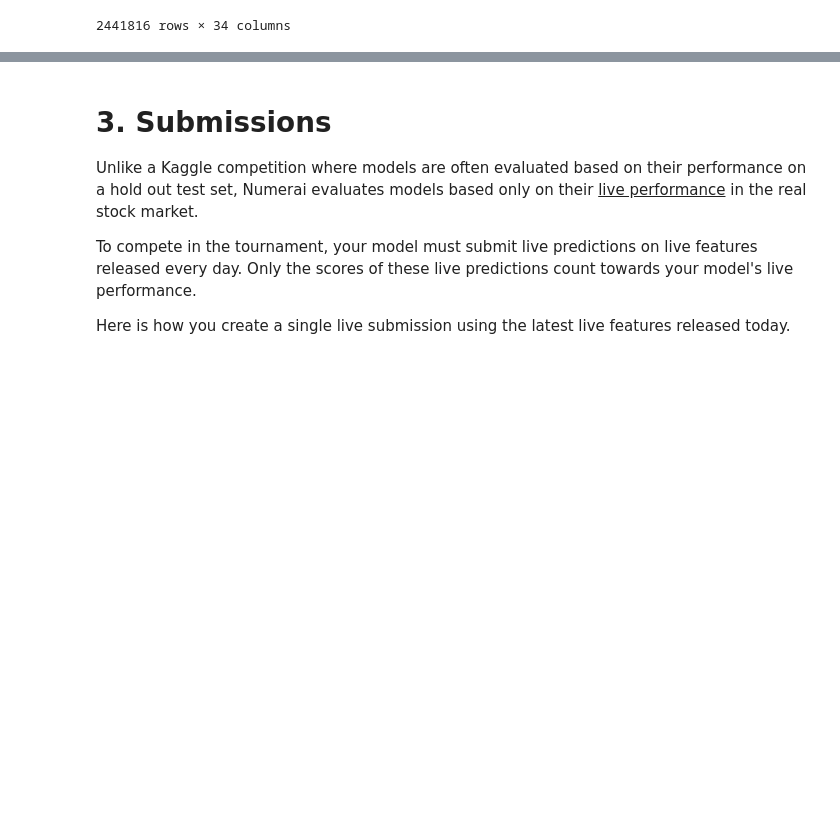
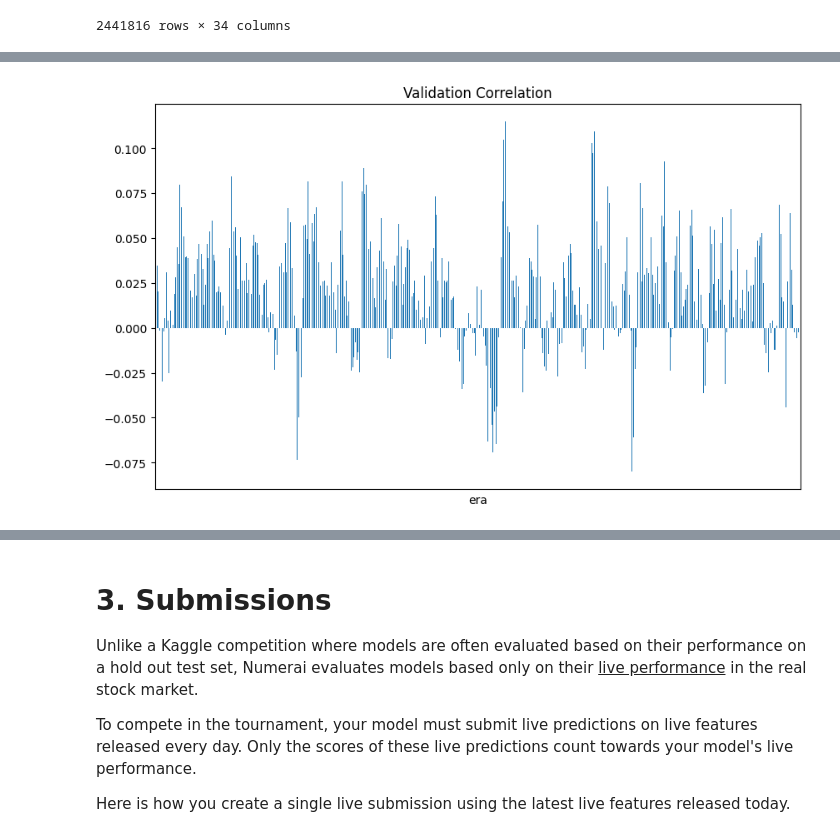
Before and after one commit to numerai/hello-numerai, a Jupyter notebook: example_notebook.ipynb, the cells around one changed output, grey strips where cells are left out. Drawn from its saved outputs; the diff is of its cells as text; code cells hidden in the pictures; blank space fills up the shorter version.

```diff
--- a/example_notebook.ipynb
+++ b/example_notebook.ipynb
@@ -147,5 +156,4 @@ validation_data
 # %%
 # Let's make predictions against the validation dataset
 # This will take about 2 minutes 🍵
-predictions = model.predict(validation_data[feature_cols])
-predictions
+predictions = pd.Series(model.predict(validation_data[feature_cols]), index=validation_data.index)
@@ -170,0 +187,19 @@ validation_data.groupby("era").apply(lambda x: x["prediction"].corr(x["target"])
+# %%
+# Numerai's primary scoring metric
+def numerai_corr(preds, target):
+    # rank (keeping ties) then gaussianize predictions to standadize prediction distributions
+    ranked_preds = (preds.rank(method="average").values - 0.5) / preds.count()
+    gauss_ranked_preds = stats.norm.ppf(ranked_preds)
+    # raise both preds and target to the power of 1.5 to accentuate the tails
+    preds_p15 = np.sign(gauss_ranked_preds) * np.abs(gauss_ranked_preds) ** 1.5
+    target_p15 = np.sign(target) * np.abs(target) ** 1.5
+    # finally return the Pearson correlation
+    return np.corrcoef(preds_p15, target_p15)[0, 1]
+# %%
+# Compute the per-era correlation between our predictions and the target values
+per_era_validation_correlation = validation_data.groupby("era").apply(lambda x: numerai_corr(x["prediction"], x["target"]))
+
+# Plot the per-era correlation
+per_era_validation_correlation.plot(kind="bar", title="Validation Correlation", figsize=(10, 6), xticks=[]);
+# %% [output]
+[figure, added]
```
Also changed, not shown: parts of 29 cells of this notebook.
